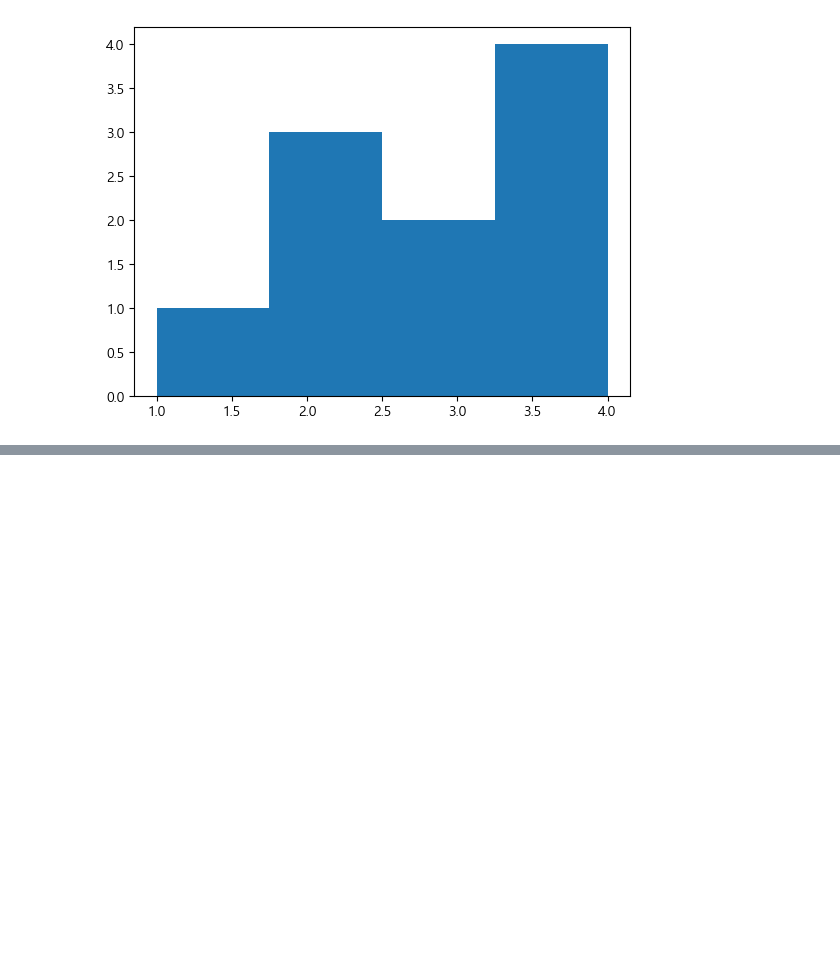
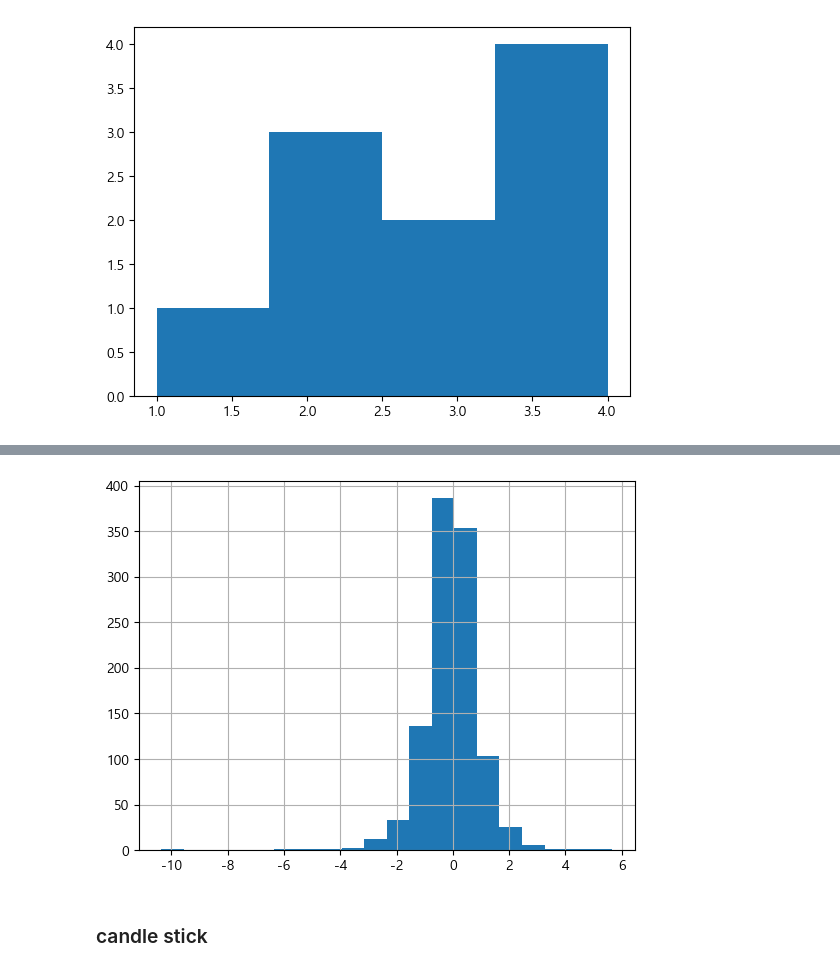
Before and after one commit to youngsang114/python-work, a Jupyter notebook: 230425/18_matplotlib.ipynb, the cells around one changed output, grey strips where cells are left out. Cells and saved outputs as stored; diff of their text form; code cells hidden in the pictures; blank space fills up the shorter version.

```diff
--- a/230425/18_matplotlib.ipynb
+++ b/230425/18_matplotlib.ipynb
@@ -73,0 +161,6 @@ plt.show()
+# %%
+# kospi에서 변동률 파생변수 생성
+# 변동률 =(종가-시가)/시가 * 100
+
+kospi['변동률']=(kospi['Close']-kospi['Open'])/kospi['Open']* 100
+kospi.head()
@@ -73,0 +175,11 @@ plt.show()
+# %%
+# 음수를 표시
+plt.rc('axes',unicode_minus=False)
+
+plt.grid()
+plt.hist(kospi['변동률'],bins=20)
+plt.show()
+# %% [output]
+[figure, added]
+# %% [markdown]
+### candle stick
```
Also changed, not shown: parts of 16 cells of this notebook, 5 other files.
